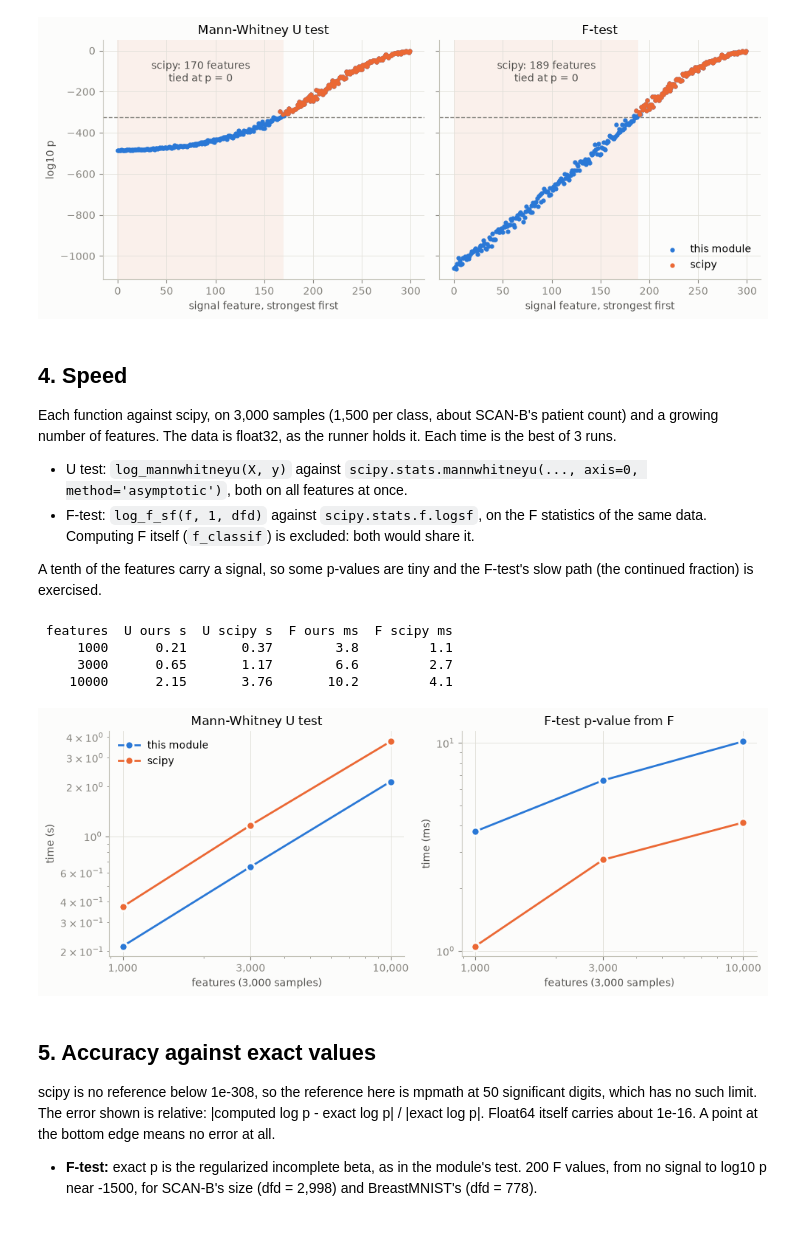
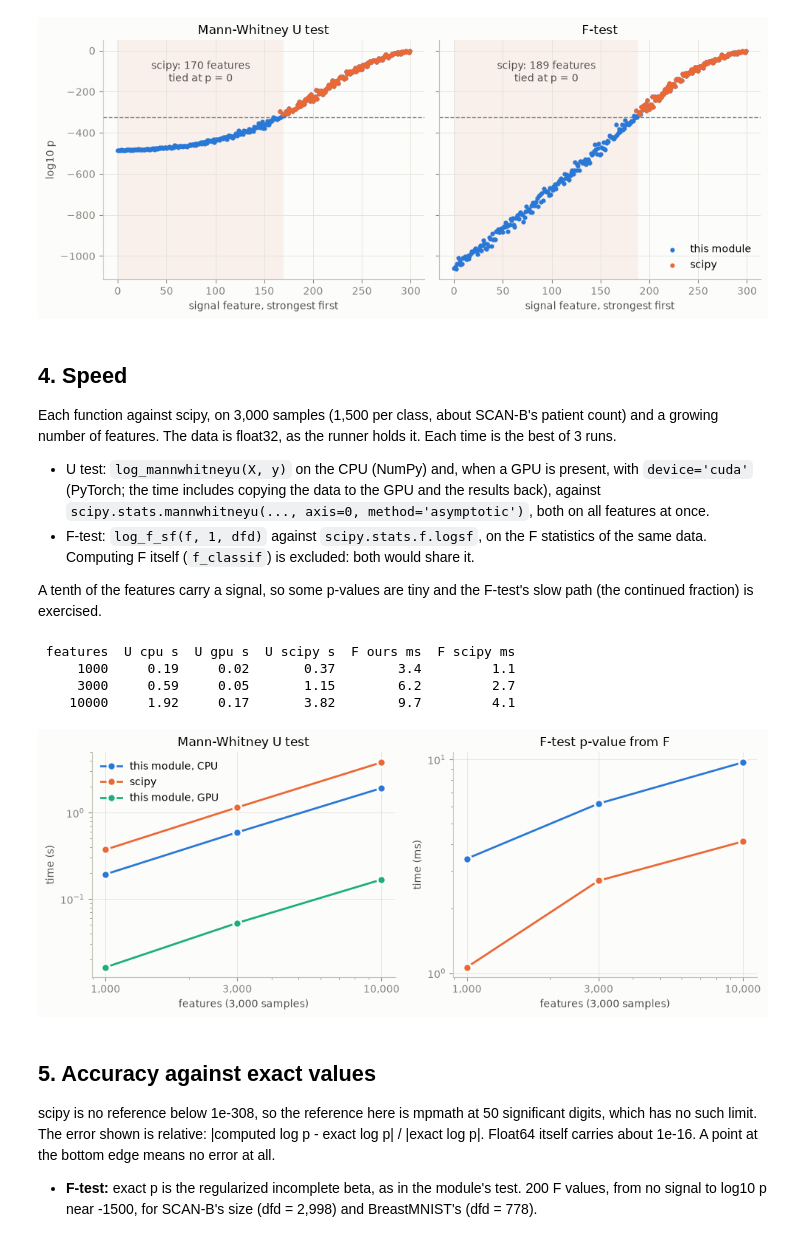
Before and after one commit to drormeir/featsel, a Jupyter notebook: featsel/selectors/log_pvalue/demos/tutorial.ipynb, the cells around one changed output. Cells and saved outputs as stored; diff of their text form; code cells hidden in the pictures.

```diff
--- a/featsel/selectors/log_pvalue/demos/tutorial.ipynb
+++ b/featsel/selectors/log_pvalue/demos/tutorial.ipynb
@@ -212,7 +212,9 @@ Each function against scipy, on 3,000 samples (1,500 per class, about
 SCAN-B's patient count) and a growing number of features. The data is
 float32, as the runner holds it. Each time is the best of 3 runs.
 
-- U test: `log_mannwhitneyu(X, y)` against `scipy.stats.mannwhitneyu(...,
+- U test: `log_mannwhitneyu(X, y)` on the CPU (NumPy) and, when a GPU is
+  present, with `device='cuda'` (PyTorch; the time includes copying the
+  data to the GPU and the results back), against `scipy.stats.mannwhitneyu(...,
   axis=0, method='asymptotic')`, both on all features at once.
 - F-test: `log_f_sf(f, 1, dfd)` against `scipy.stats.f.logsf`, on the F
   statistics of the same data. Computing F itself (`f_classif`) is
@@ -222,6 +224,8 @@ A tenth of the features carry a signal, so some p-values are tiny and the
 F-test's slow path (the continued fraction) is exercised.
 # %%
 import timeit
+
+import torch
 
 
 def best_of(fn, *args, repeat=3, **kwargs):
@@ -233,7 +237,8 @@ n_per_class = 1500
 y = np.repeat([0, 1], n_per_class)
 dfd = len(y) - 2
 feature_counts = [1000, 3000, 10000]
-times = {key: [] for key in ('ours_u', 'scipy_u', 'ours_f', 'scipy_f')}
+HAS_GPU = torch.cuda.is_available()
+times = {key: [] for key in ('ours_u', 'gpu_u', 'scipy_u', 'ours_f', 'scipy_f')}
 
 for n_features in feature_counts:
     rng = np.random.default_rng(3)
@@ -244,35 +249,45 @@ for n_features in feature_counts:
     a, b = X[y == 0], X[y == 1]
 
     times['ours_u'].append(best_of(log_mannwhitneyu, X, y))
+    if HAS_GPU:
+        log_mannwhitneyu(X, y, device='cuda')   # first call starts CUDA; not timed
+        times['gpu_u'].append(best_of(log_mannwhitneyu, X, y, device='cuda'))
     times['scipy_u'].append(best_of(mannwhitneyu, a, b, axis=0, method='asymptotic'))
     times['ours_f'].append(best_of(log_f_sf, f_stat, 1, dfd))
     times['scipy_f'].append(best_of(f_dist.logsf, f_stat, 1, dfd))
 
-print(f"{'features':>9} {'U ours s':>9} {'U scipy s':>10} {'F ours ms':>10} {'F scipy ms':>11}")
+gpu = (lambda i: f"{times['gpu_u'][i]:>8.2f}") if HAS_GPU else (lambda i: f"{'-':>8}")
+print(f"{'features':>9} {'U cpu s':>8} {'U gpu s':>8} {'U scipy s':>10} "
+      f"{'F ours ms':>10} {'F scipy ms':>11}")
 for i, n_features in enumerate(feature_counts):
-    print(f"{n_features:>9} {times['ours_u'][i]:>9.2f} {times['scipy_u'][i]:>10.2f} "
+    print(f"{n_features:>9} {times['ours_u'][i]:>8.2f} {gpu(i)} {times['scipy_u'][i]:>10.2f} "
           f"{1e3 * times['ours_f'][i]:>10.1f} {1e3 * times['scipy_f'][i]:>11.1f}")
 # %% [output]
- features  U ours s  U scipy s  F ours ms  F scipy ms
-     1000      0.21       0.37        3.8         1.1
-     3000      0.65       1.17        6.6         2.7
-    10000      2.15       3.76       10.2         4.1
+ features  U cpu s  U gpu s  U scipy s  F ours ms  F scipy ms
+     1000     0.19     0.02       0.37        3.4         1.1
+     3000     0.59     0.05       1.15        6.2         2.7
+    10000     1.92     0.17       3.82        9.7         4.1
 # %%
+GPU = '#1baf7a'   # aqua: third categorical slot
 fig, axes = plt.subplots(1, 2, figsize=(10, 4))
 for ax, ours, ref, title, unit, scale in [
         (axes[0], 'ours_u', 'scipy_u', 'Mann-Whitney U test', 's', 1),
         (axes[1], 'ours_f', 'scipy_f', 'F-test p-value from F', 'ms', 1e3)]:
     ax.plot(feature_counts, scale * np.array(times[ours]), 'o-', color=OURS,
-            markersize=8, markeredgecolor='#fcfcfb', markeredgewidth=2, label='this module')
+            markersize=8, markeredgecolor='#fcfcfb', markeredgewidth=2, label='this module, CPU' if ours == 'ours_u' else 'this module')
     ax.plot(feature_counts, scale * np.array(times[ref]), 'o-', color=SCIPY,
             markersize=8, markeredgecolor='#fcfcfb', markeredgewidth=2, label='scipy')
+    if ours == 'ours_u' and HAS_GPU:
+        ax.plot(feature_counts, np.array(times['gpu_u']), 'o-', color=GPU,
+                markersize=8, markeredgecolor='#fcfcfb', markeredgewidth=2,
+                label='this module, GPU')
     ax.set(title=title, xlabel='features (3,000 samples)', ylabel=f'time ({unit})',
            xscale='log', yscale='log')
     ax.set_xticks(feature_counts, [f'{n:,}' for n in feature_counts])
 axes[0].legend(loc='upper left')
 fig.tight_layout()
 # %% [output]
-[figure, old version]
+[figure, new version]
 # %% [markdown]
 ## 5. Accuracy against exact values
 
```
Also changed, not shown: 8 other files.
